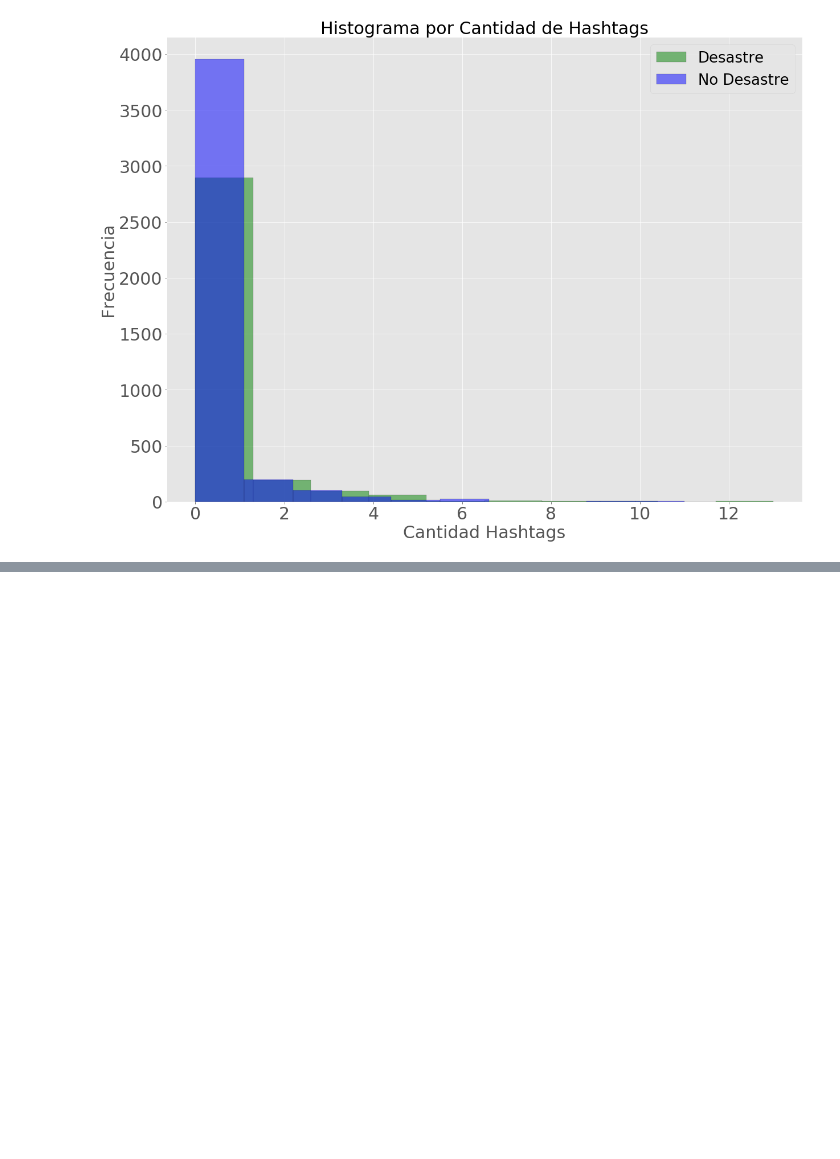
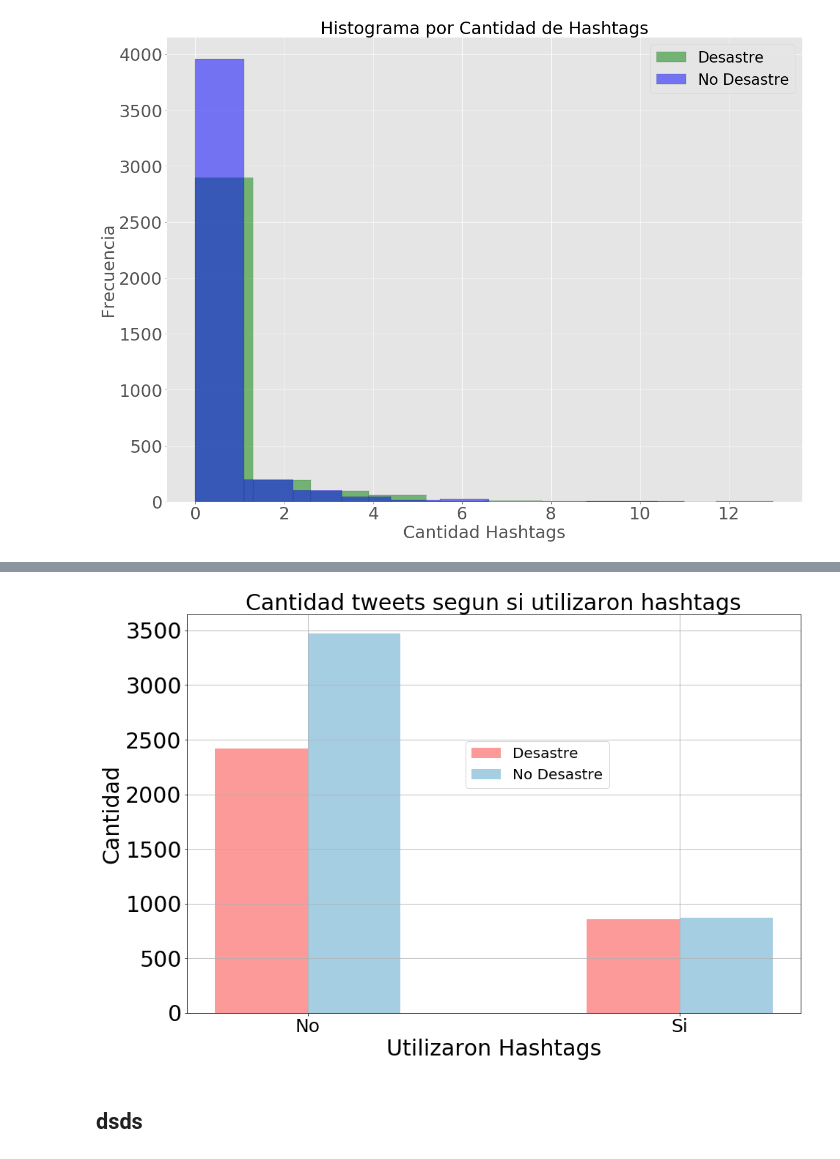
Before and after one commit to FranciscoGauna/TP1-Datos, a Jupyter notebook: Analisis-Kev.ipynb, the cells around one changed output, grey strips where cells are left out. Cells and saved outputs as stored; diff of their text form; code cells hidden in the pictures; blank space fills up the shorter version.

```diff
--- a/Analisis-Kev.ipynb
+++ b/Analisis-Kev.ipynb
@@ -277,0 +323,2 @@ plt.show()
+# %%
+datos_barras_v2=datos.groupby(['utilizo_hashtag','target']).agg({'cantidad':'sum'}).reset_index()
@@ -277,0 +333,19 @@ plt.show()
+# %%
+plt.figure(figsize=[15,10])
+x=np.arange(2)
+y=['No','Si']
+plt.bar(x,datos_barras_v2[datos_barras_v2['target']==1]['cantidad'], width = 0.25,color=plt.cm.Paired(4),label='Desastre')
+plt.bar(x+0.25,datos_barras_v2[datos_barras_v2['target']==0]['cantidad'], width = 0.25,color=plt.cm.Paired(0),label='No Desastre')
+plt.grid(True)
+plt.xticks([0.125,1.125],y,size=25)
+plt.yticks(size=30)
+plt.title('Cantidad tweets segun si utilizaron hashtags',size=30)
+plt.xlabel('Utilizaron Hashtags',size=30)
+plt.ylabel('Cantidad',size=30)
+plt.legend(bbox_to_anchor=(0.5, 0.2, 0.2, 0.5),prop={'size': 20})
+#plt.savefig("cantidad_tweets_utilizaron_hashtags_1.png",bbox_inch='tight')
+plt.show()
+# %% [output]
+[figure, added]
+# %% [markdown]
+## dsds
```
Also changed, not shown: parts of 14 cells of this notebook, 1 other file.
